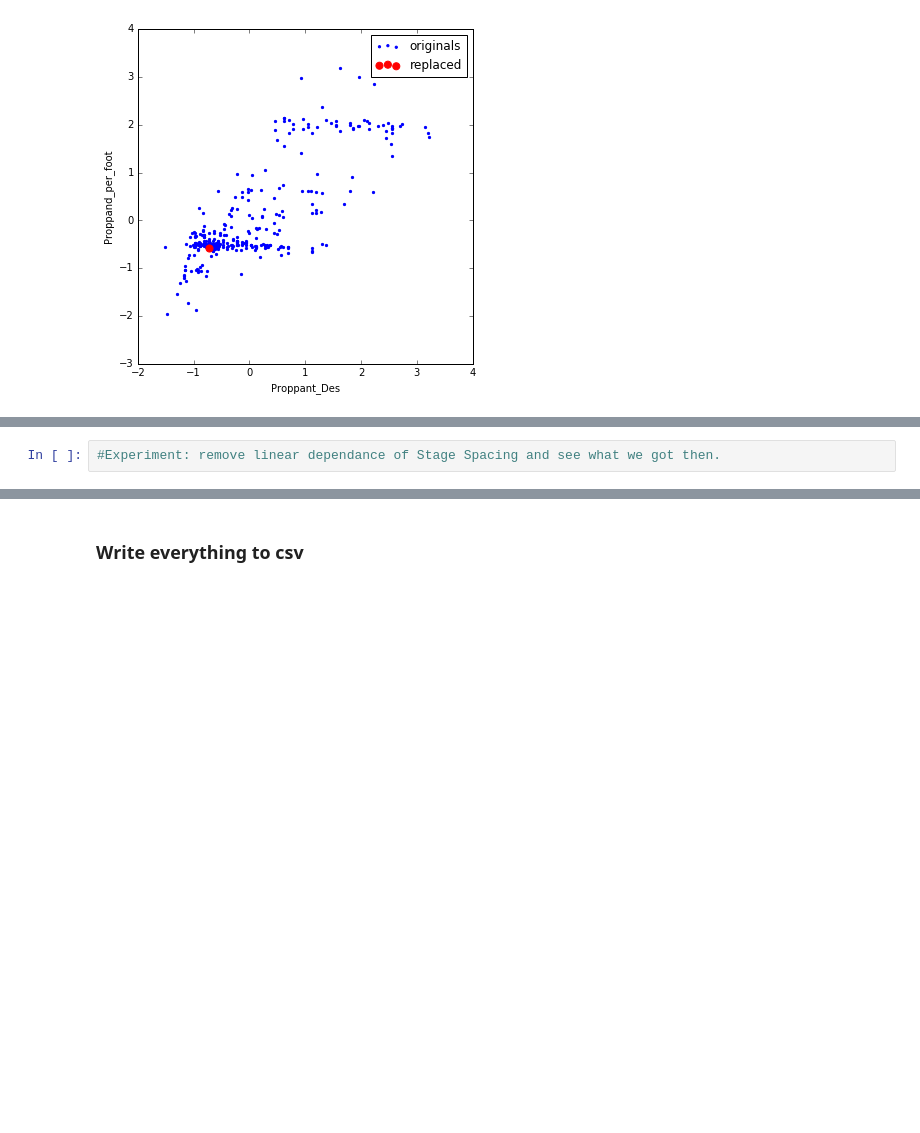
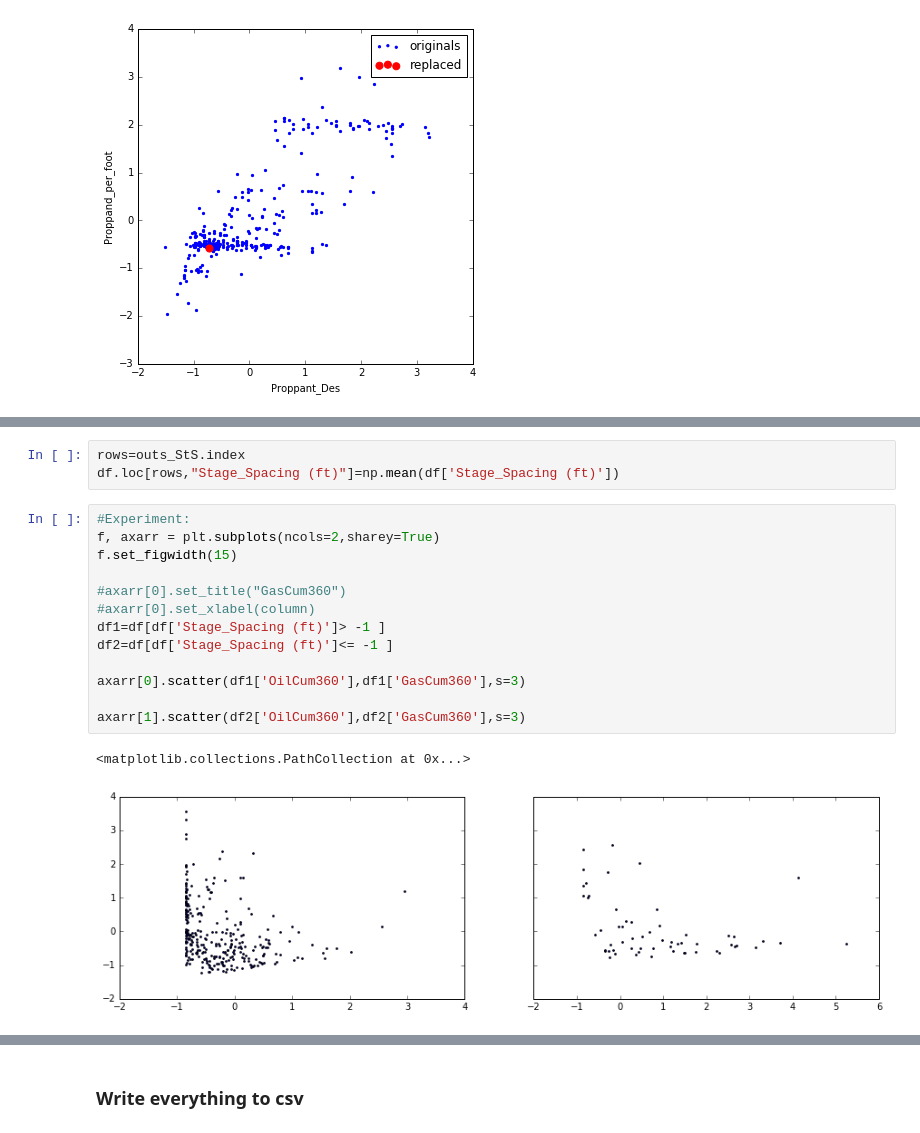
Before and after one commit to rmaliki/ProjetISA, a Jupyter notebook: Code +Data/Data_Cleaning+Exploration-V2.ipynb, the cells around one changed output, grey strips where cells are left out. Cells and saved outputs as stored; diff of their text form; blank space fills up the shorter version.

```diff
--- a/Code +Data/Data_Cleaning+Exploration-V2.ipynb
+++ b/Code +Data/Data_Cleaning+Exploration-V2.ipynb
@@ -445,5 +449,22 @@ outs_StS=vis_and_return_Outl(df,"Stage_Spacing (ft)",1.5,delta=0.3,a=-2,b=4)
 [figure]
 <matplotlib.figure.Figure at 0x...>
 [figure]
-# %%
-#Experiment: remove linear dependance of Stage Spacing and see what we got then.
+# %%
+rows=outs_StS.index
+df.loc[rows,"Stage_Spacing (ft)"]=np.mean(df['Stage_Spacing (ft)'])
+# %%
+#Experiment:
+f, axarr = plt.subplots(ncols=2,sharey=True)
+f.set_figwidth(15)
+
+#axarr[0].set_title("GasCum360")
+#axarr[0].set_xlabel(column)
+df1=df[df['Stage_Spacing (ft)']> -1 ]
+df2=df[df['Stage_Spacing (ft)']<= -1 ]
+
+axarr[0].scatter(df1['OilCum360'],df1['GasCum360'],s=3)
+
+axarr[1].scatter(df2['OilCum360'],df2['GasCum360'],s=3)
+# %% [output]
+<matplotlib.collections.PathCollection at 0x...>
+[figure, added]
```
Also changed, not shown: parts of 51 cells of this notebook.
